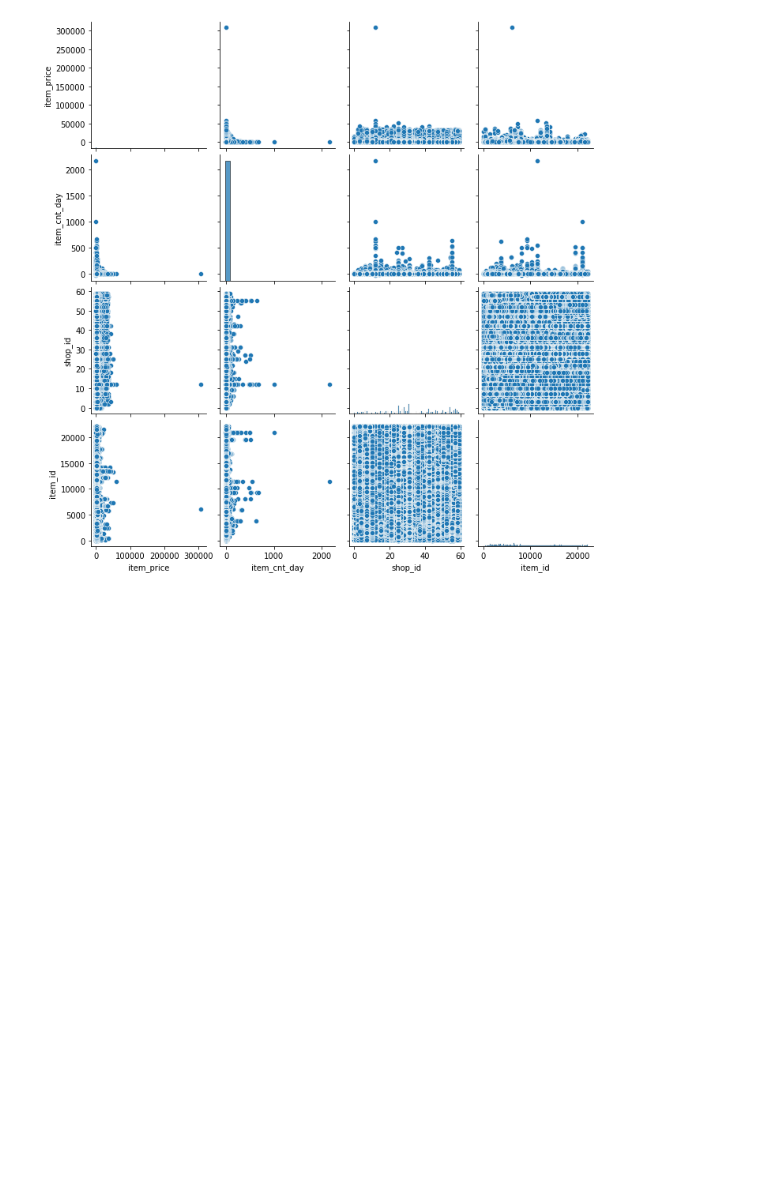
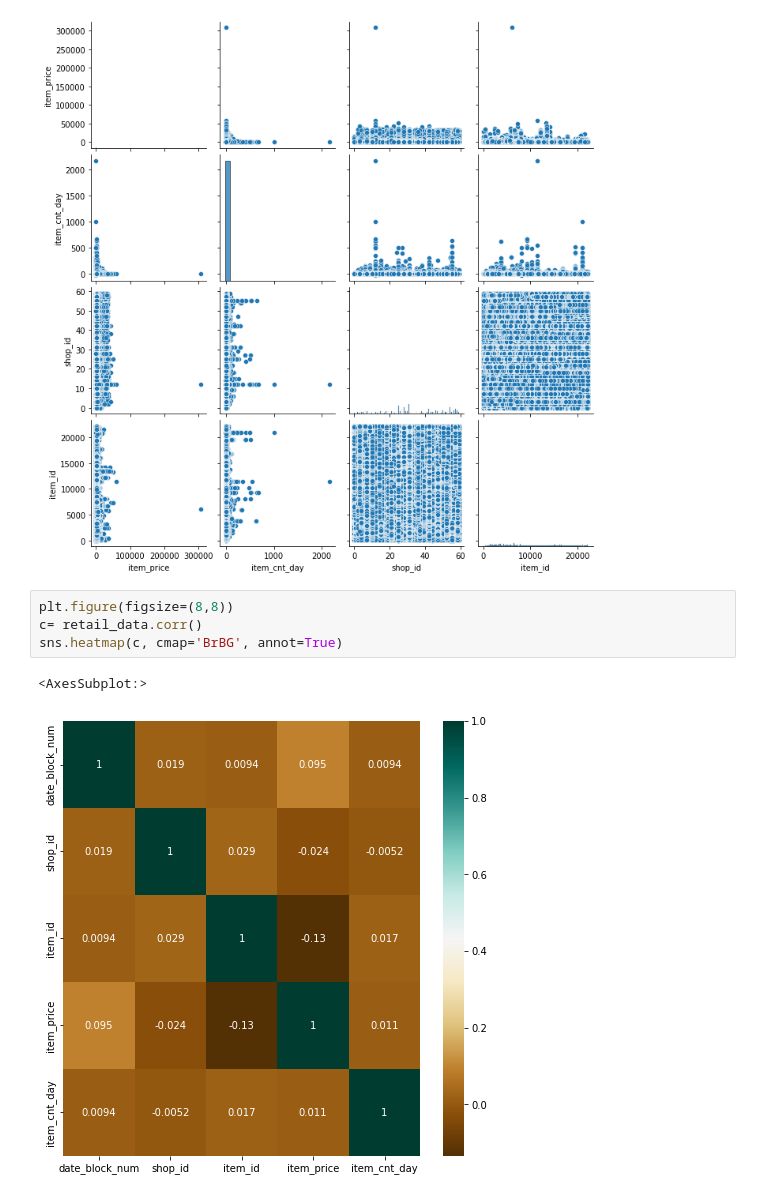
Before and after one commit to ManashJKonwar/ML-Retail-Sales, a Jupyter notebook: preprocessing_pipeline/eda.ipynb, the cells around one changed output. Cells and saved outputs as stored; diff of their text form; blank space fills up the shorter version.

```diff
--- a/preprocessing_pipeline/eda.ipynb
+++ b/preprocessing_pipeline/eda.ipynb
@@ -162,3 +201,10 @@ sns.pairplot(data = retail_data, vars=['item_price','item_cnt_day','shop_id', 'i
 plt.show()
 # %% [output]
 [figure]
+# %%
+plt.figure(figsize=(8,8))
+c= retail_data.corr()
+sns.heatmap(c, cmap='BrBG', annot=True)
+# %% [output]
+<AxesSubplot:>
+[figure, added]
```
Also changed, not shown: parts of 11 cells of this notebook.
